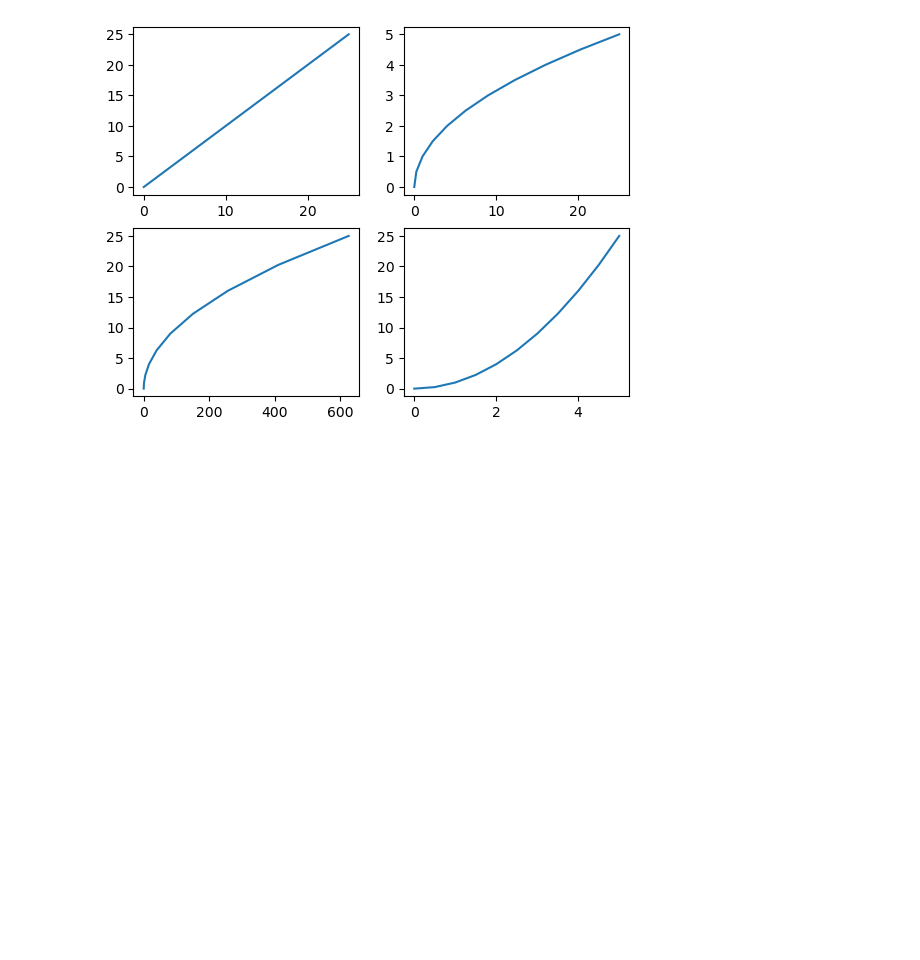
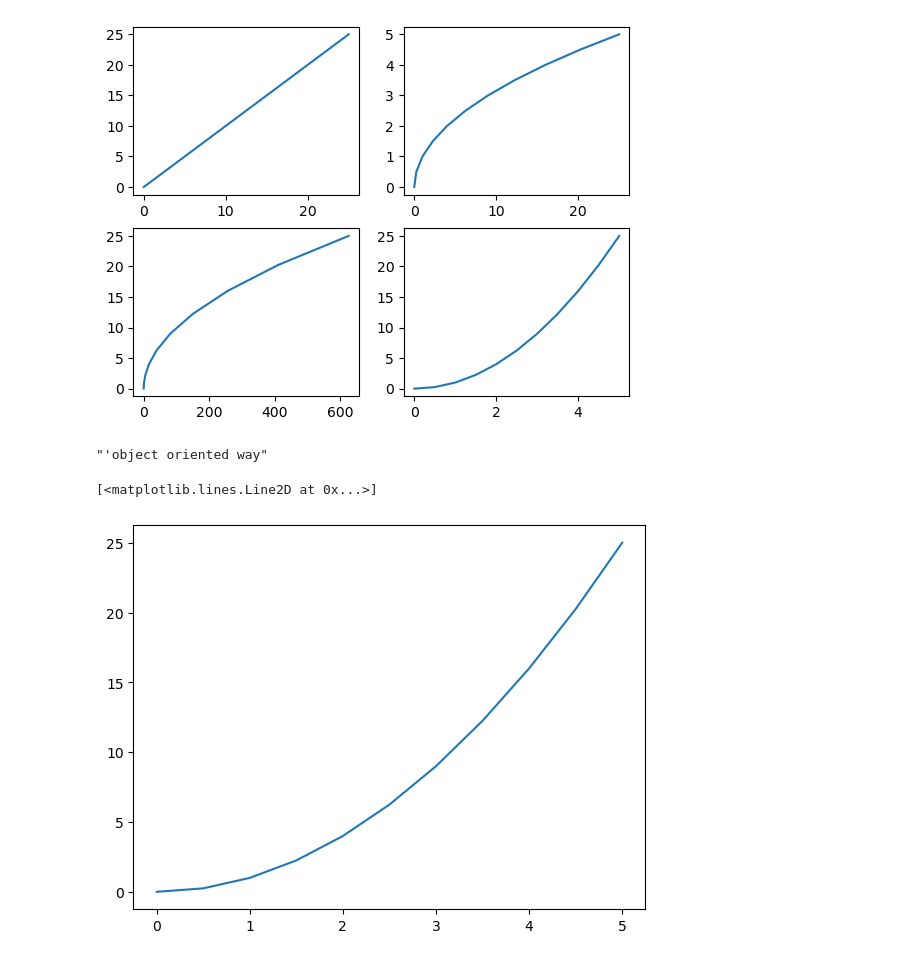
Before and after one commit to dhruvjoshi07/Data_Analysis_Notebook, a Jupyter notebook: pylibrary/matplot.ipynb, the cells around one changed output. Drawn from its saved outputs; the diff is of its cells as text; code cells hidden in the pictures; blank space fills up the shorter version.

```diff
--- a/pylibrary/matplot.ipynb
+++ b/pylibrary/matplot.ipynb
@@ -37,7 +37,7 @@ x_axis
 # %% [output]
 array([0. , 0.5, 1. , 1.5, 2. , 2.5, 3. , 3.5, 4. , 4.5, 5. ])
 # %%
-y_axis=x**2
+y_axis=x_axis**2
 y_axis
 # %% [output]
 array([ 0.  ,  0.25,  1.  ,  2.25,  4.  ,  6.25,  9.  , 12.25, 16.  ,
@@ -65,3 +65,7 @@ plt.plot(x,y)
 # %% [output]
 [<matplotlib.lines.Line2D at 0x...>]
 [figure]
+# %%
+''''object oriented way'''
+# %% [output]
+"'object oriented way"
@@ -67,0 +76,7 @@ plt.plot(x,y)
+# %%
+fig=plt.figure()
+axis1=fig.add_axes([0.1,0.1,0.8,0.8])  #left,bottom,width,height(0 to 1)
+axis1.plot(x_axis,y_axis)
+# %% [output]
+[<matplotlib.lines.Line2D at 0x...>]
+[figure, added]
```
Also changed, not shown: parts of 1 cell of this notebook.
